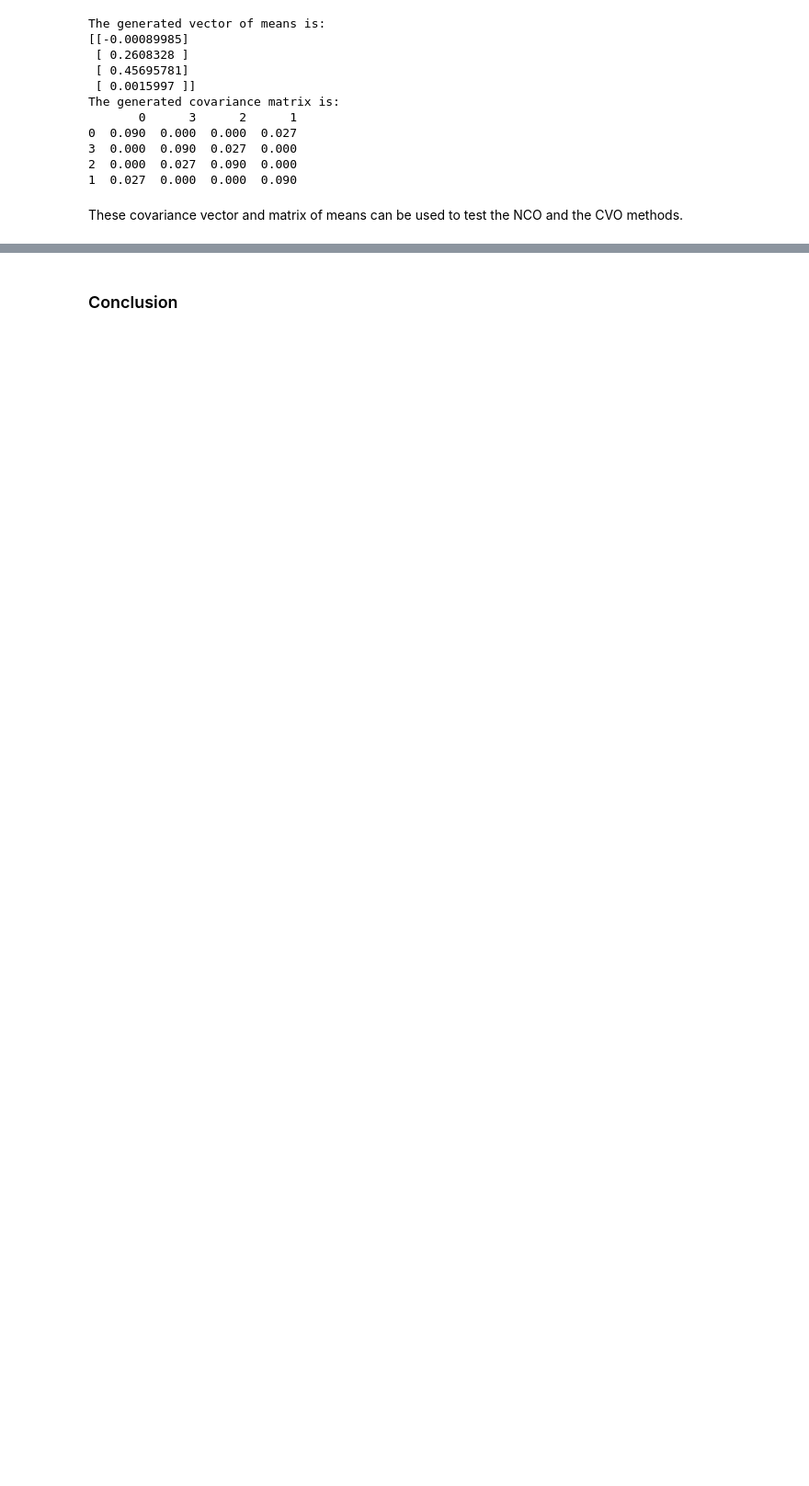
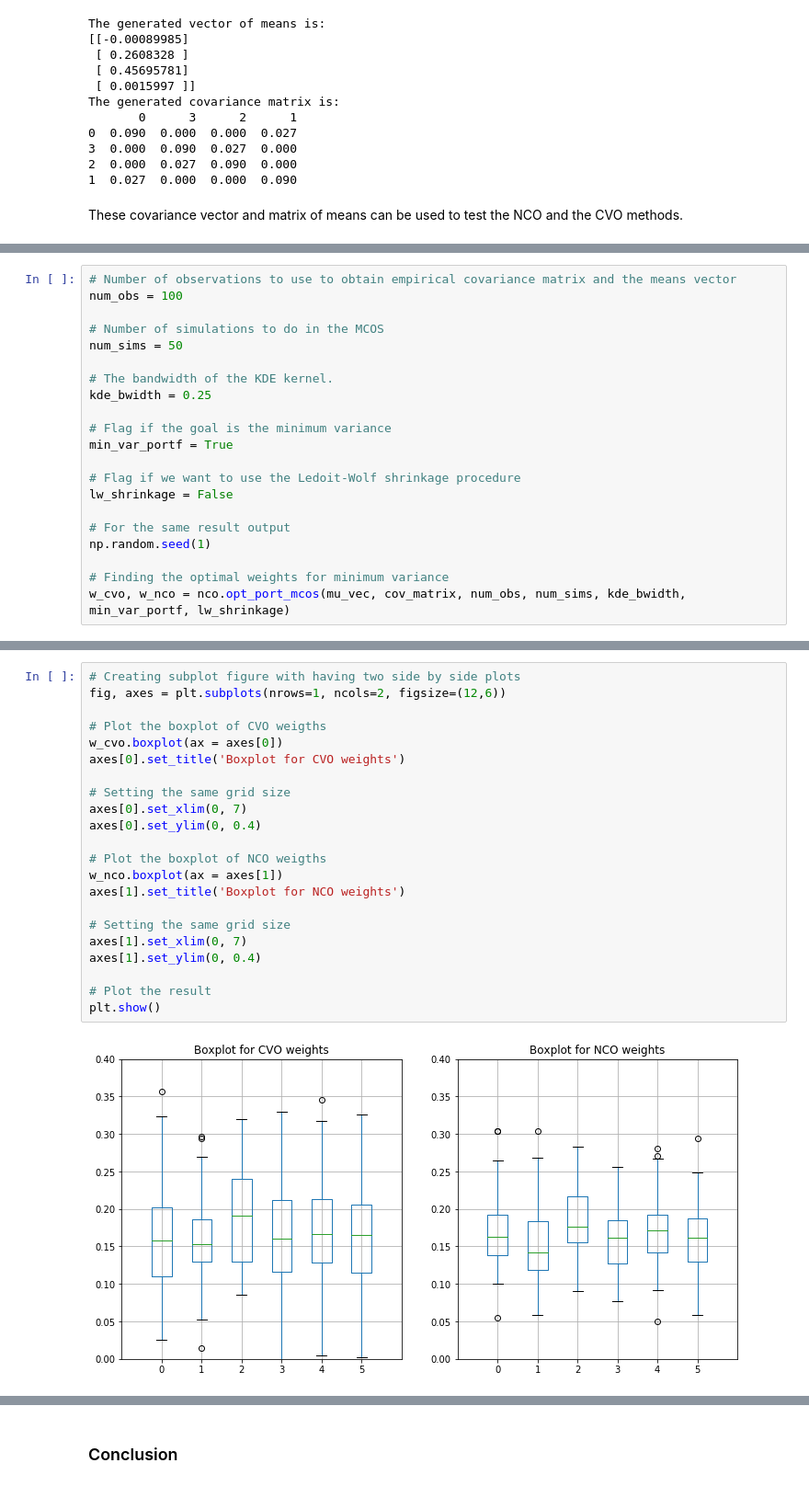
Before and after one commit to AI-Stuff/hudson-and-thames-research, a Jupyter notebook: NCO/NCO.ipynb, the cells around one changed output, grey strips where cells are left out. Shown at 92% size. Drawn from its saved outputs; the diff is of its cells as text; blank space fills up the shorter version.

```diff
--- a/NCO/NCO.ipynb
+++ b/NCO/NCO.ipynb
@@ -380,0 +415,21 @@ These covariance vector and matrix of means can be used to test the NCO and the
+# %%
+# Number of observations to use to obtain empirical covariance matrix and the means vector
+num_obs = 100
+
+# Number of simulations to do in the MCOS
+num_sims = 50
+
+# The bandwidth of the KDE kernel.
+kde_bwidth = 0.25
+
+# Flag if the goal is the minimum variance
+min_var_portf = True
+
+# Flag if we want to use the Ledoit-Wolf shrinkage procedure
+lw_shrinkage = False
+
+# For the same result output
+np.random.seed(1)
+
+# Finding the optimal weights for minimum variance
+w_cvo, w_nco = nco.opt_port_mcos(mu_vec, cov_matrix, num_obs, num_sims, kde_bwidth, min_var_portf, lw_shrinkage)
@@ -380,0 +438,24 @@ These covariance vector and matrix of means can be used to test the NCO and the
+# %%
+# Creating subplot figure with having two side by side plots
+fig, axes = plt.subplots(nrows=1, ncols=2, figsize=(12,6))
+
+# Plot the boxplot of CVO weigths
+w_cvo.boxplot(ax = axes[0])
+axes[0].set_title('Boxplot for CVO weights')
+
+# Setting the same grid size
+axes[0].set_xlim(0, 7)
+axes[0].set_ylim(0, 0.4)
+
+# Plot the boxplot of NCO weigths
+w_nco.boxplot(ax = axes[1])
+axes[1].set_title('Boxplot for NCO weights')
+
+# Setting the same grid size
+axes[1].set_xlim(0, 7)
+axes[1].set_ylim(0, 0.4)
+
+# Plot the result
+plt.show()
+# %% [output]
+[figure, added]
```
Also changed, not shown: parts of 14 cells of this notebook.
